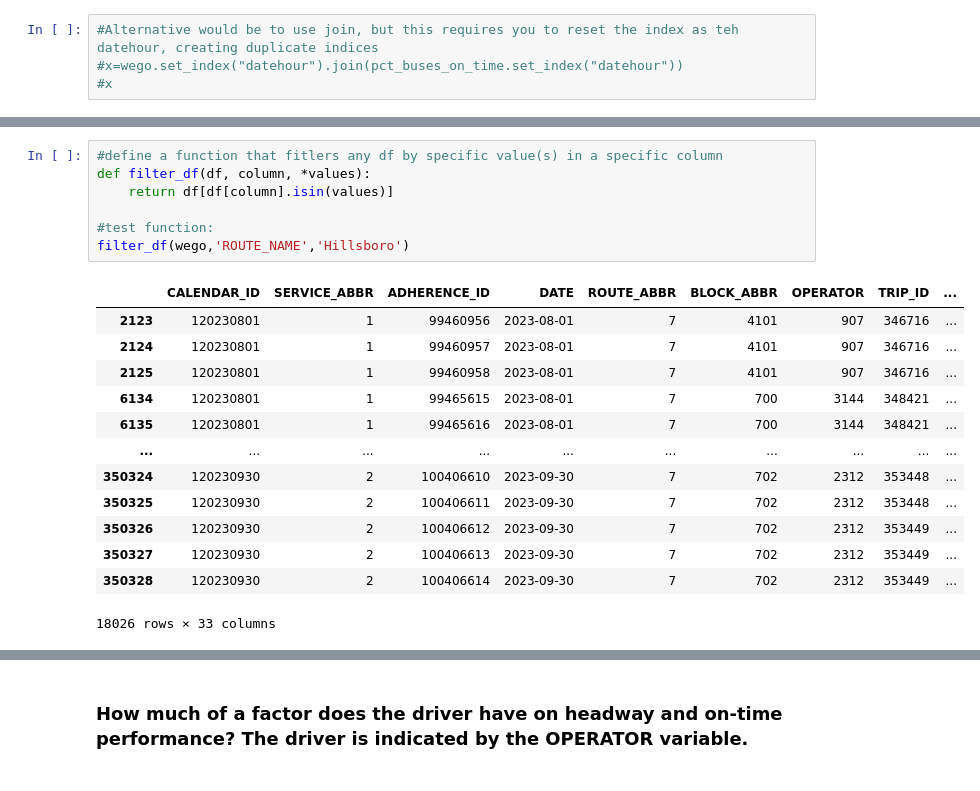
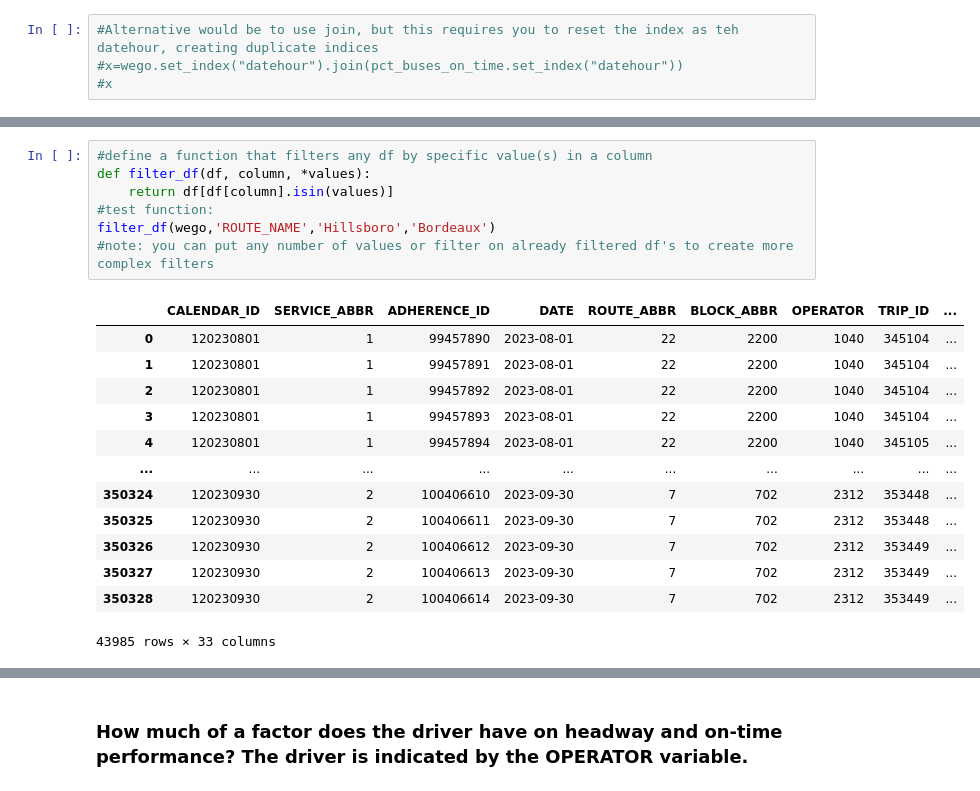
Before and after one commit to NSS-Data-Analytics-Cohort-11/wego-new-california-republic, a Jupyter notebook: notebooks/WeGo Data Introduction.ipynb, the cells around one changed output, grey strips where cells are left out. Drawn from its saved outputs; the diff is of its cells as text.

```diff
--- a/notebooks/WeGo Data Introduction.ipynb
+++ b/notebooks/WeGo Data Introduction.ipynb
@@ -802,23 +802,23 @@ y.head()
 | 4 | 120230801 | 1 | 99458651 | 2023-08-01 | 23 | 2310 | 1147 | 345498 | ... |
 5 rows × 36 columns
 # %%
-#define a function that fitlers any df by specific value(s) in a specific column
+#define a function that filters any df by specific value(s) in a column
 def filter_df(df, column, *values):
     return df[df[column].isin(values)]
-
 #test function:
-filter_df(wego,'ROUTE_NAME','Hillsboro')
+filter_df(wego,'ROUTE_NAME','Hillsboro','Bordeaux')
+#note: you can put any number of values or filter on already filtered df's to create more complex filters
 # %% [output]
 |  | CALENDAR_ID | SERVICE_ABBR | ADHERENCE_ID | DATE | ROUTE_ABBR | BLOCK_ABBR | OPERATOR | TRIP_ID | ... |
-| 2123 | 120230801 | 1 | 99460956 | 2023-08-01 | 7 | 4101 | 907 | 346716 | ... |
-| 2124 | 120230801 | 1 | 99460957 | 2023-08-01 | 7 | 4101 | 907 | 346716 | ... |
-| 2125 | 120230801 | 1 | 99460958 | 2023-08-01 | 7 | 4101 | 907 | 346716 | ... |
-| 6134 | 120230801 | 1 | 99465615 | 2023-08-01 | 7 | 700 | 3144 | 348421 | ... |
-| 6135 | 120230801 | 1 | 99465616 | 2023-08-01 | 7 | 700 | 3144 | 348421 | ... |
+| 0 | 120230801 | 1 | 99457890 | 2023-08-01 | 22 | 2200 | 1040 | 345104 | ... |
+| 1 | 120230801 | 1 | 99457891 | 2023-08-01 | 22 | 2200 | 1040 | 345104 | ... |
+| 2 | 120230801 | 1 | 99457892 | 2023-08-01 | 22 | 2200 | 1040 | 345104 | ... |
+| 3 | 120230801 | 1 | 99457893 | 2023-08-01 | 22 | 2200 | 1040 | 345104 | ... |
+| 4 | 120230801 | 1 | 99457894 | 2023-08-01 | 22 | 2200 | 1040 | 345105 | ... |
 | ... | ... | ... | ... | ... | ... | ... | ... | ... | ... |
 | 350324 | 120230930 | 2 | 100406610 | 2023-09-30 | 7 | 702 | 2312 | 353448 | ... |
 | 350325 | 120230930 | 2 | 100406611 | 2023-09-30 | 7 | 702 | 2312 | 353448 | ... |
 | 350326 | 120230930 | 2 | 100406612 | 2023-09-30 | 7 | 702 | 2312 | 353449 | ... |
 | 350327 | 120230930 | 2 | 100406613 | 2023-09-30 | 7 | 702 | 2312 | 353449 | ... |
 | 350328 | 120230930 | 2 | 100406614 | 2023-09-30 | 7 | 702 | 2312 | 353449 | ... |
-18026 rows × 33 columns
+43985 rows × 33 columns
```
Also changed, not shown: parts of 3 cells of this notebook.
